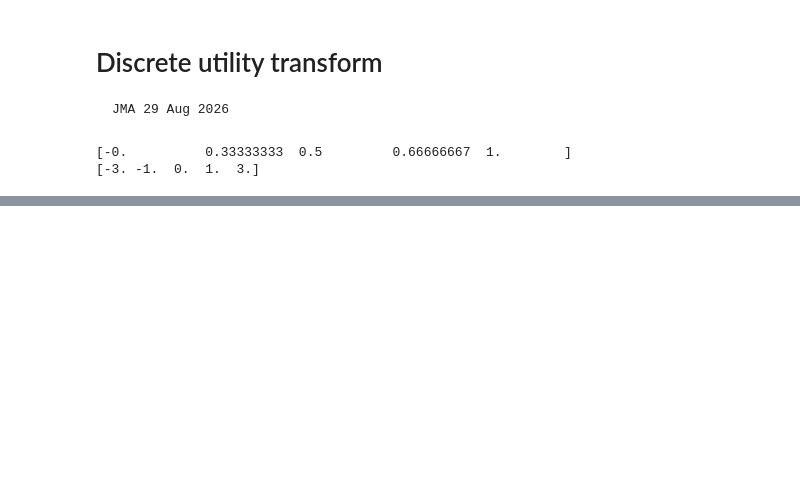
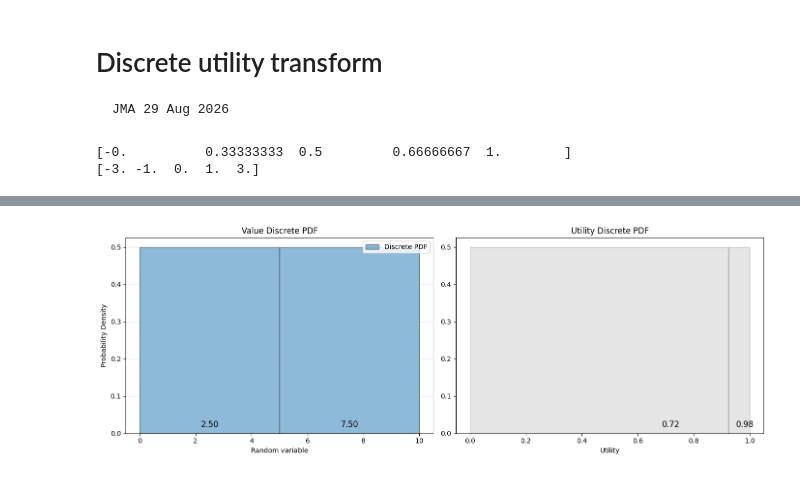
Before and after one commit to jmagosta/bayes, a Jupyter notebook: discretization/dis_vs_cont.ipynb, the cells around one changed output, grey strips where cells are left out. Saved outputs shown, nothing was run; the diff lists cells and outputs as text; code cells hidden in the pictures; blank space fills up the shorter version.

```diff
--- a/discretization/dis_vs_cont.ipynb
+++ b/discretization/dis_vs_cont.ipynb
@@ -104,0 +139,32 @@ plt.show()
+# %%
+# Plot untransformed value distributions versus utility distributions
+fig, (ax1, ax2) = plt.subplots(1, 2, figsize=(14, 5))
+
+# Plot in value space
+ax1.bar(v_bin_centers, bin_probs, width=v_bin_width, alpha=0.5,
+            edgecolor='black', label='Discrete PDF')
+for x_center, p in zip(v_bin_centers, bin_probs):
+    ax1.annotate(f'{x_center:.2f}', (x_center, 0), xytext=(0, 6),
+                textcoords='offset points', ha='center', va='bottom', fontsize=12)
+ax1.set_xlabel('Random variable')
+ax1.set_ylabel('Probability Density')
+ax1.set_title('Value Discrete PDF')
+ax1.legend()
+ax1.grid(True, alpha=0.3, axis='y')
+
+# Plot in utility space
+ax2.bar(u_bin_edges[:-1], bin_probs, width=u_bin_widths, align='edge', alpha=0.2, color= 'grey',
+            edgecolor='black', label='Discrete PDF')
+
+# Keep the x-axis tick marks, and annotate the transformed centers above the axis
+for x_center, p in zip(u_bin_centers, bin_probs):
+    ax2.annotate(f'{x_center:.2f}', (x_center, 0), xytext=(0, 6),
+                textcoords='offset points', ha='center', va='bottom', fontsize=12)
+
+ax2.set_xlabel('Utility')
+# ax1.set_ylabel('Probability Density')
+ax2.set_title('Utility Discrete PDF')
+plt.tight_layout()
+plt.show()
+# %% [output]
+[figure, added]
```
Also changed, not shown: parts of 6 cells of this notebook, 3 other files.
